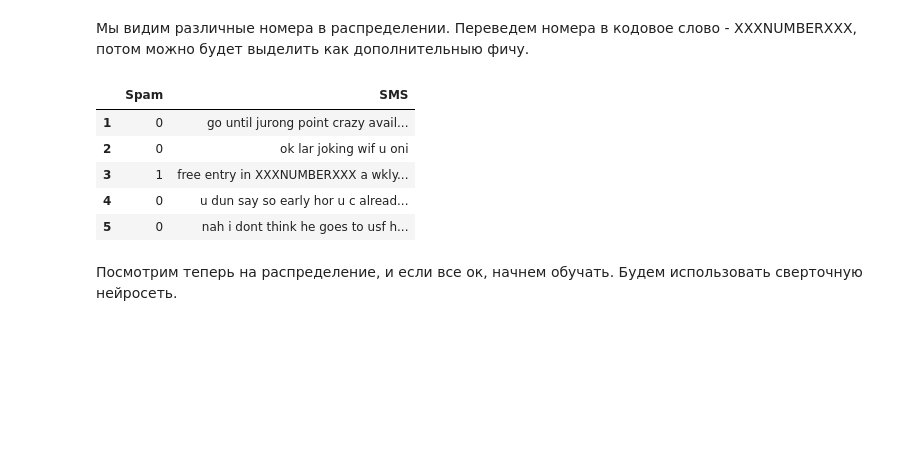
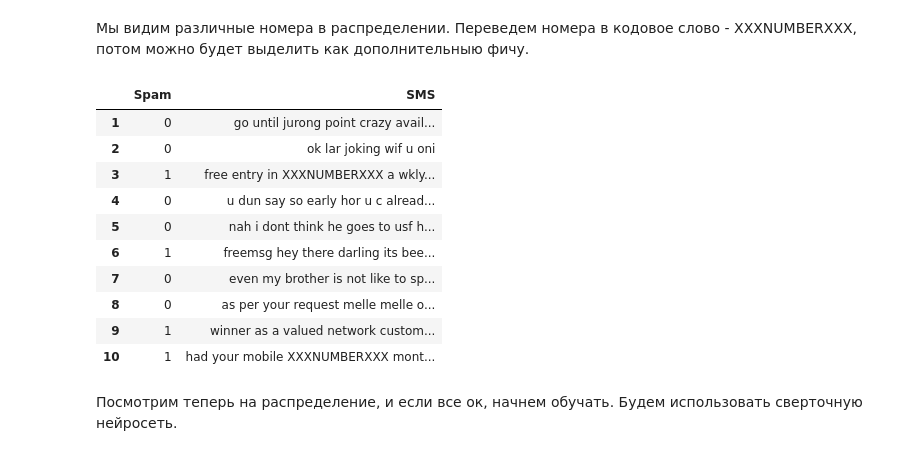
Before and after one commit to geniusserg/DataAnalyzis, a Jupyter notebook: SpamDetection.ipynb, the cells around one changed output. Saved outputs shown, nothing was run; the diff lists cells and outputs as text; code cells hidden in the pictures; blank space fills up the shorter version.

```diff
--- a/SpamDetection.ipynb
+++ b/SpamDetection.ipynb
@@ -138,30 +145,35 @@ The longest SMS has length: 171
 # %%
 #обработчики
 def remove_numbers(w):
   if w.isnumeric() or sum([w.count(str(i)) for i in range(0,10)]) > 3:
     return "XXXNUMBERXXX"
   else:
     return remove_punct(w)
 
 def remove_punct(word):
   result = word.translate(str.maketrans('', '', string.punctuation))
   return result
 
 def transform(text):
   result = []
   for w in text.split(' '):
     result.append(remove_numbers(w))
   return ' '.join(result)
 
 df["SMS"] = df["SMS"].map(lambda s: transform(s))
-df.head(n=5)
+df.head(n=10)
 # %% [output]
 |  | Spam | SMS |
 | 1 | 0 | go until jurong point crazy avail... |
 | 2 | 0 | ok lar joking wif u oni |
 | 3 | 1 | free entry in XXXNUMBERXXX a wkly... |
 | 4 | 0 | u dun say so early hor u c alread... |
 | 5 | 0 | nah i dont think he goes to usf h... |
+| 6 | 1 | freemsg hey there darling its bee... |
+| 7 | 0 | even my brother is not like to sp... |
+| 8 | 0 | as per your request melle melle o... |
+| 9 | 1 | winner as a valued network custom... |
+| 10 | 1 | had your mobile XXXNUMBERXXX mont... |
 # %% [markdown]
 Посмотрим теперь на распределение, и если все ок, начнем обучать. Будем использовать сверточную нейросеть.
 # %% [markdown]
```
Also changed, not shown: parts of 17 cells of this notebook, 1 other file.
